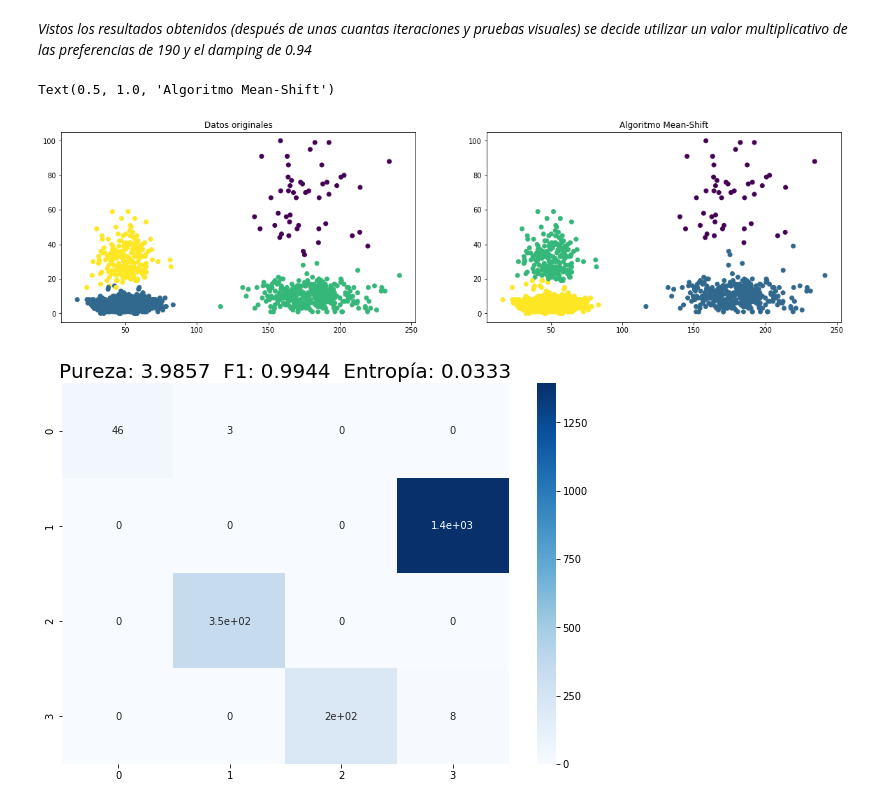
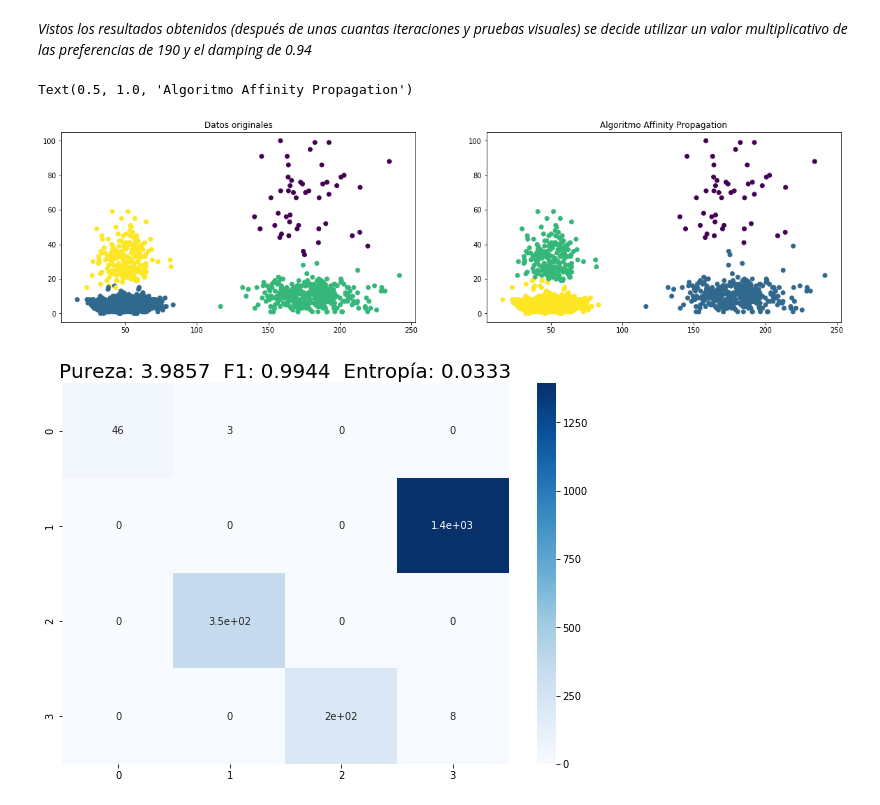
Before and after one commit to Samueljp/TF_AprendizajeNoSupervisado, a Jupyter notebook: Actividad_Final.ipynb, the cells around one changed output. Saved outputs shown, nothing was run; the diff lists cells and outputs as text; code cells hidden in the pictures.

```diff
--- a/Actividad_Final.ipynb
+++ b/Actividad_Final.ipynb
@@ -530,15 +530,15 @@ Text(0, 0.5, 'Índice de Davies-Bouldin')
 # %%
 clustering = AffinityPropagation(preference=np.median(mSimilitud) * 190, damping=0.94).fit(Dx)
 
 # Mostrar resultados
 fig, ax = plt.subplots(1,2,figsize=(20,5))
 ax[0].scatter(Dx[:,0], Dx[:,1], c = Dy)
 ax[1].scatter(Dx[:,0], Dx[:,1], c = clustering.labels_)
 ax[0].set_title('Datos originales')
-ax[1].set_title('Algoritmo Mean-Shift')
+ax[1].set_title('Algoritmo Affinity Propagation')
 # %% [output]
-Text(0.5, 1.0, 'Algoritmo Mean-Shift')
+Text(0.5, 1.0, 'Algoritmo Affinity Propagation')
-[figure, old version]
+[figure, new version]
 # %%
 # Debido a que los valores de los clusteres reales van de 1 a 4 y que los calculados van de 0 a 3,
 # se aplica un factor de corrección para calcular la matriz de confusión.
```
Also changed, not shown: parts of 5 cells of this notebook, 1 other file.
